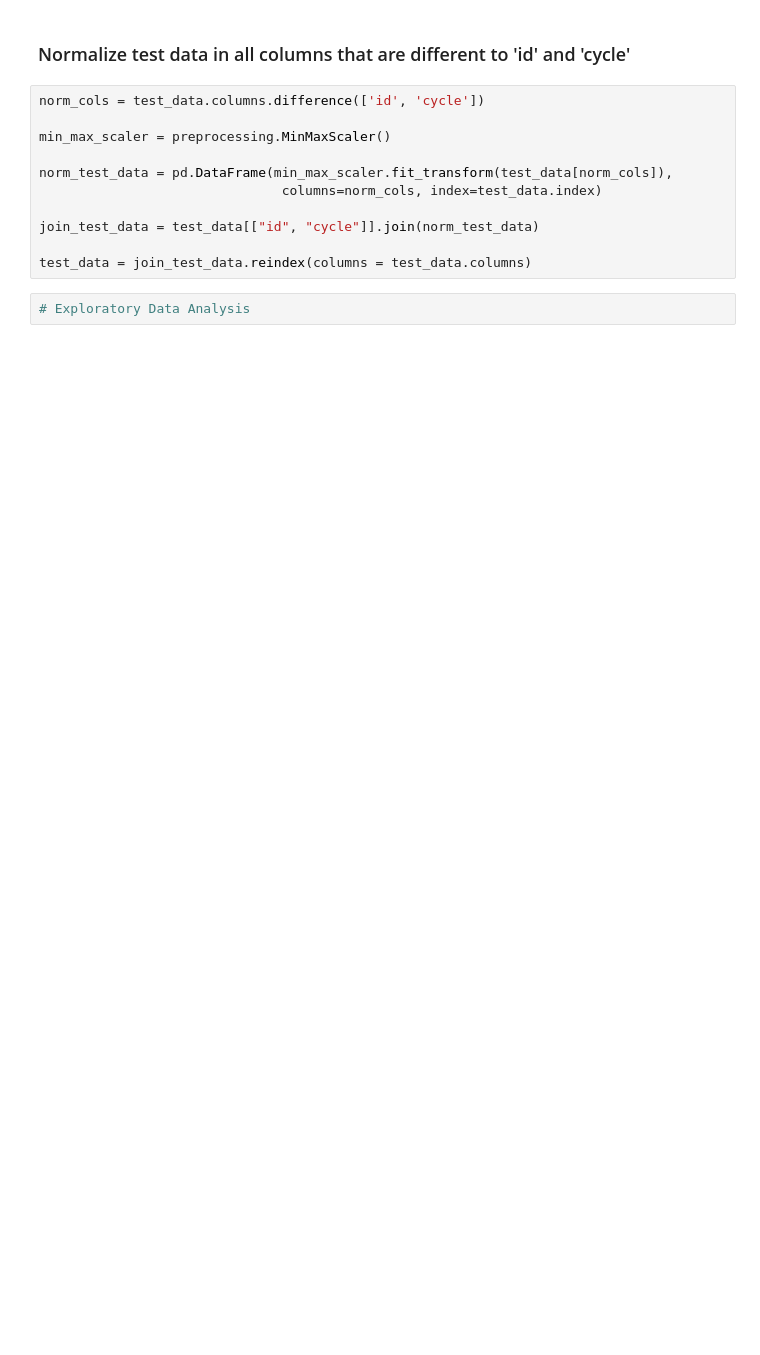
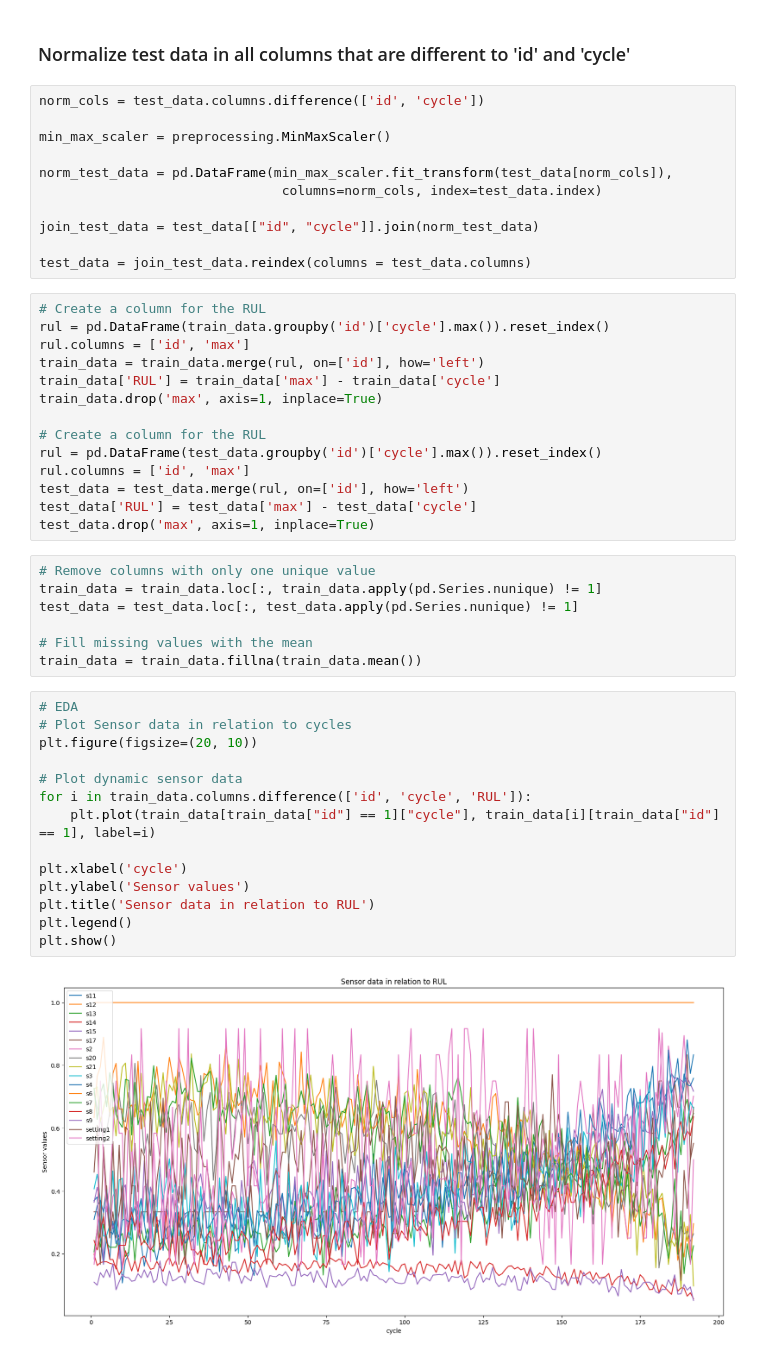
Before and after one commit to NechZ/Predictive-Maintenance, a Jupyter notebook: Engine-Predictive-Maintenance.ipynb, the cells around one changed output. Saved outputs shown, nothing was run; the diff lists cells and outputs as text; blank space fills up the shorter version.

```diff
--- a/Engine-Predictive-Maintenance.ipynb
+++ b/Engine-Predictive-Maintenance.ipynb
@@ -70,5 +64,40 @@ norm_test_data = pd.DataFrame(min_max_scaler.fit_transform(test_data[norm_cols])
 join_test_data = test_data[["id", "cycle"]].join(norm_test_data)
 
 test_data = join_test_data.reindex(columns = test_data.columns)
-# %%
-# Exploratory Data Analysis
+# %%
+# Create a column for the RUL
+rul = pd.DataFrame(train_data.groupby('id')['cycle'].max()).reset_index()
+rul.columns = ['id', 'max']
+train_data = train_data.merge(rul, on=['id'], how='left')
+train_data['RUL'] = train_data['max'] - train_data['cycle']
+train_data.drop('max', axis=1, inplace=True)
+
+# Create a column for the RUL
+rul = pd.DataFrame(test_data.groupby('id')['cycle'].max()).reset_index()
+rul.columns = ['id', 'max']
+test_data = test_data.merge(rul, on=['id'], how='left')
+test_data['RUL'] = test_data['max'] - test_data['cycle']
+test_data.drop('max', axis=1, inplace=True)
+# %%
+# Remove columns with only one unique value
+train_data = train_data.loc[:, train_data.apply(pd.Series.nunique) != 1]
+test_data = test_data.loc[:, test_data.apply(pd.Series.nunique) != 1]
+
+# Fill missing values with the mean
+train_data = train_data.fillna(train_data.mean())
+# %%
+# EDA
+# Plot Sensor data in relation to cycles
+plt.figure(figsize=(20, 10))
+
+# Plot dynamic sensor data
+for i in train_data.columns.difference(['id', 'cycle', 'RUL']):
+    plt.plot(train_data[train_data["id"] == 1]["cycle"], train_data[i][train_data["id"] == 1], label=i)
+
+plt.xlabel('cycle')
+plt.ylabel('Sensor values')
+plt.title('Sensor data in relation to RUL')
+plt.legend()
+plt.show()
+# %% [output]
+[figure, added]
```
Also changed, not shown: parts of 5 cells of this notebook.
